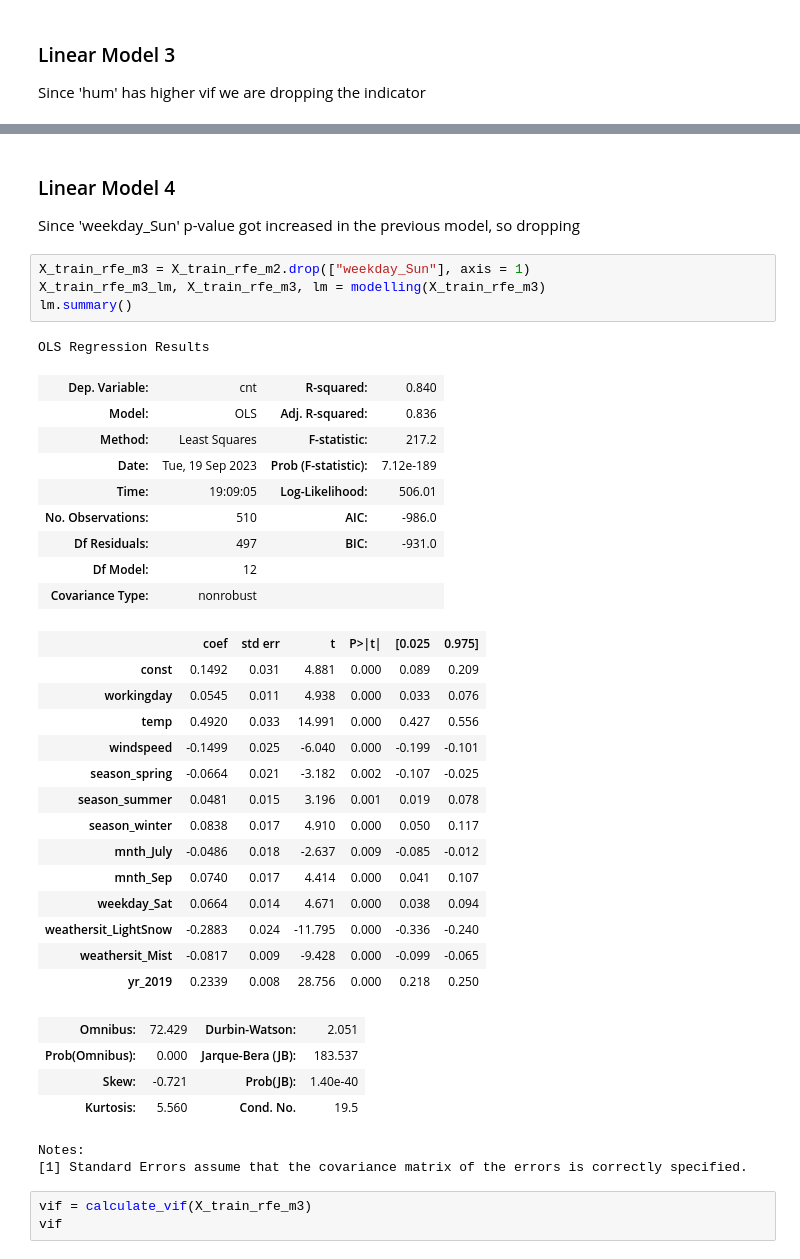
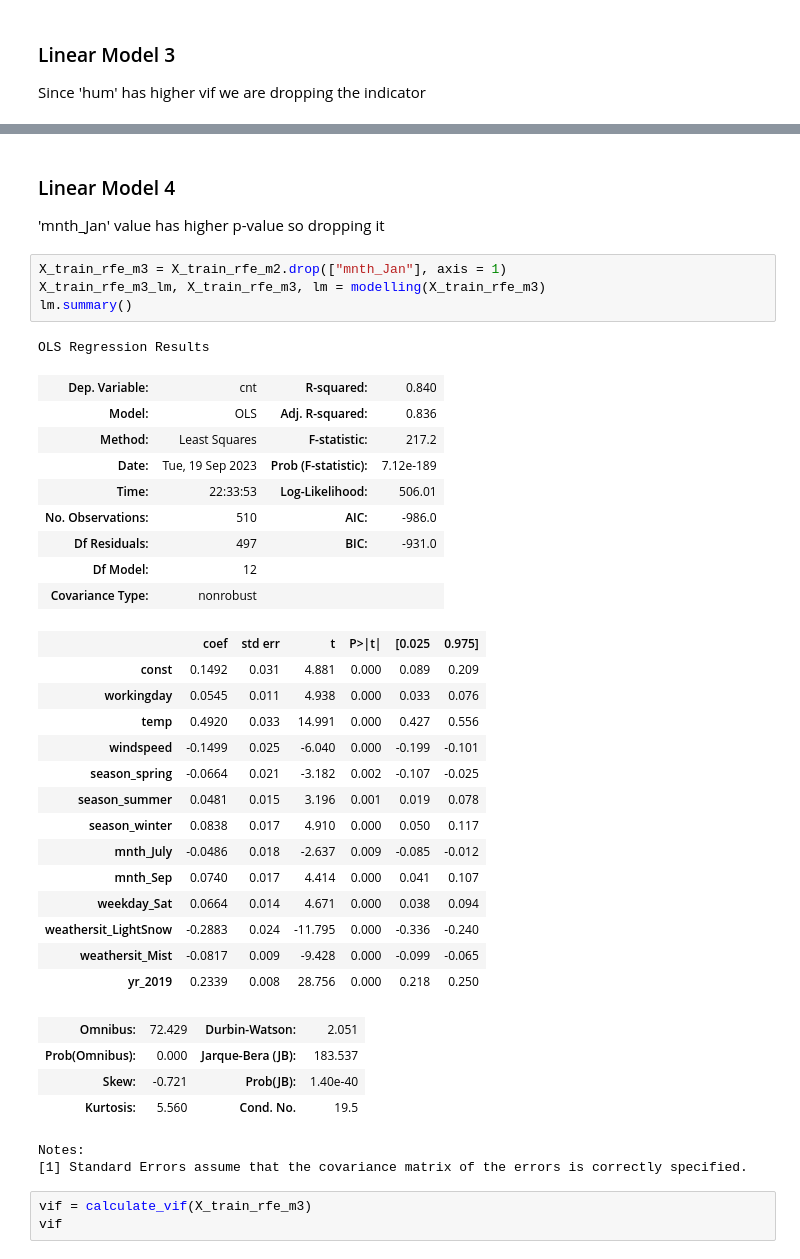
Before and after one commit to Jithendrian/LinearRegressionAssignment, a Jupyter notebook: BikeSharingAssignment_Jithendrian.ipynb, the cells around one changed output, grey strips where cells are left out. Cells and saved outputs as stored; diff of their text form.

```diff
--- a/BikeSharingAssignment_Jithendrian.ipynb
+++ b/BikeSharingAssignment_Jithendrian.ipynb
@@ -854,18 +856,18 @@ vif
 # %% [markdown]
 ### Linear Model 4
 
-Since 'weekday_Sun' p-value got increased in the previous model, so dropping
+'mnth_Jan' value has higher p-value so dropping it
 # %%
-X_train_rfe_m3 = X_train_rfe_m2.drop(["weekday_Sun"], axis = 1)
+X_train_rfe_m3 = X_train_rfe_m2.drop(["mnth_Jan"], axis = 1)
 X_train_rfe_m3_lm, X_train_rfe_m3, lm = modelling(X_train_rfe_m3)
 lm.summary()
 # %% [output]
 OLS Regression Results
 | Dep. Variable: | cnt | R-squared: | 0.840 |
 | Model: | OLS | Adj. R-squared: | 0.836 |
 | Method: | Least Squares | F-statistic: | 217.2 |
 | Date: | Tue, 19 Sep 2023 | Prob (F-statistic): | 7.12e-189 |
-| Time: | 19:09:05 | Log-Likelihood: | 506.01 |
+| Time: | 22:33:53 | Log-Likelihood: | 506.01 |
 | No. Observations: | 510 | AIC: | -986.0 |
 | Df Residuals: | 497 | BIC: | -931.0 |
 | Df Model: | 12 |  |  |
```
Also changed, not shown: parts of 22 cells of this notebook.
